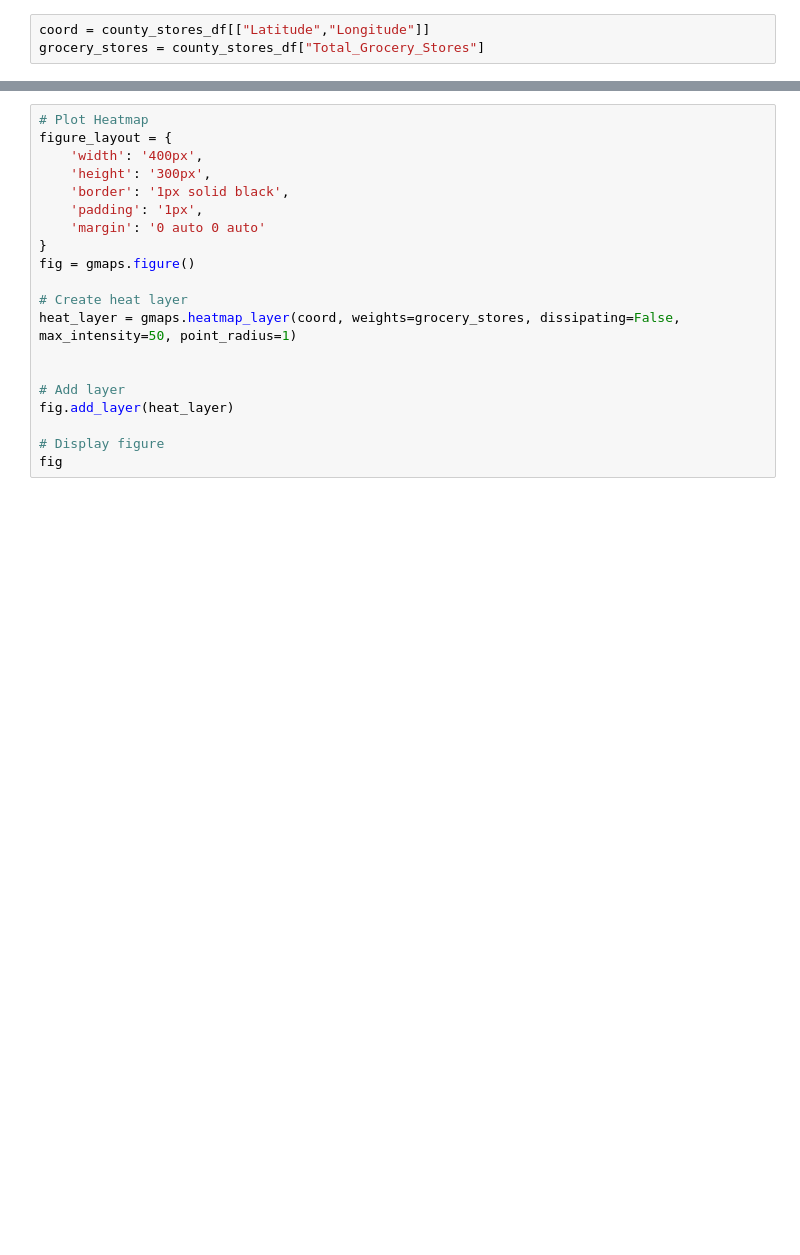
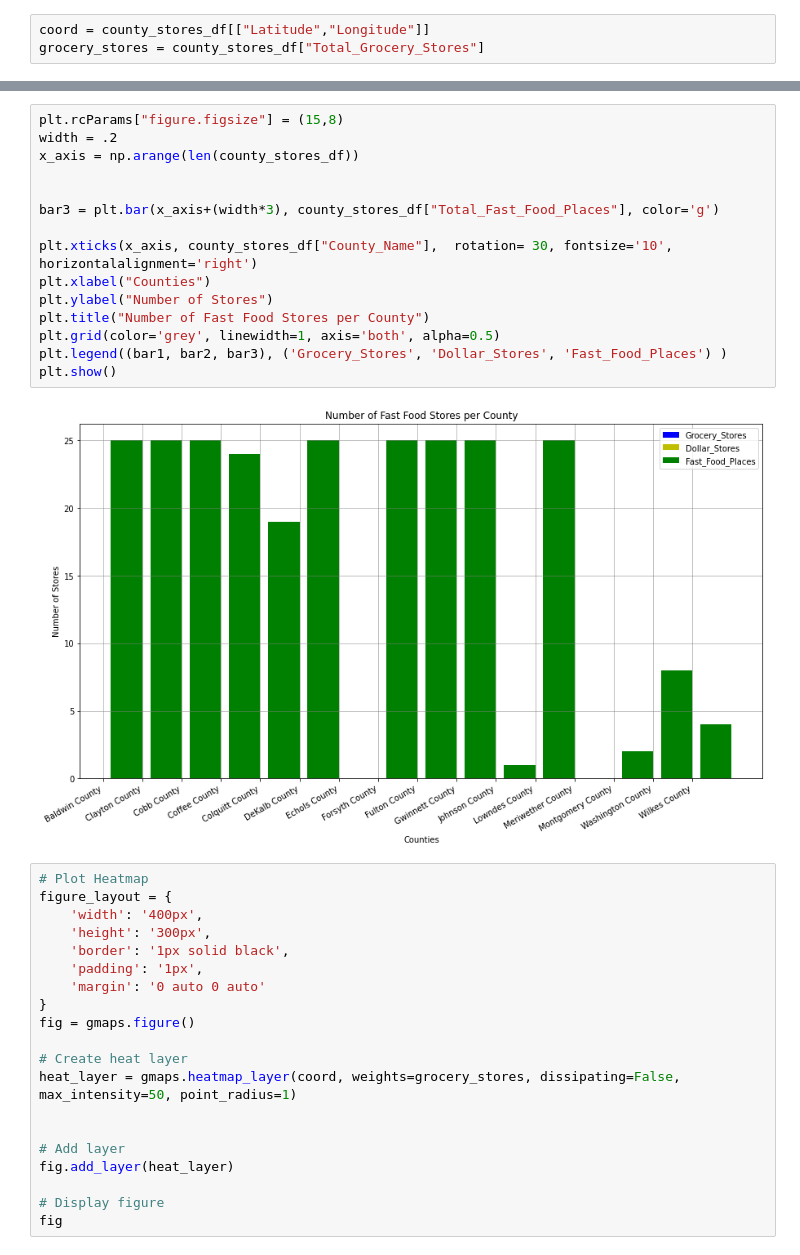
Before and after one commit to sgodkhindi/Project_Map_Food_Deserts, a Jupyter notebook: Food_Deserts_Data_County.ipynb, the cells around one changed output, grey strips where cells are left out. Drawn from its saved outputs; the diff is of its cells as text; blank space fills up the shorter version.

```diff
--- a/Food_Deserts_Data_County.ipynb
+++ b/Food_Deserts_Data_County.ipynb
@@ -435,3 +469,20 @@ grocery_stores = county_stores_df["Total_Grocery_Stores"]
+# %%
+plt.rcParams["figure.figsize"] = (15,8)
+width = .2
+x_axis = np.arange(len(county_stores_df))
+
+
+bar3 = plt.bar(x_axis+(width*3), county_stores_df["Total_Fast_Food_Places"], color='g')
+
+plt.xticks(x_axis, county_stores_df["County_Name"],  rotation= 30, fontsize='10', horizontalalignment='right')
+plt.xlabel("Counties")
+plt.ylabel("Number of Stores")
+plt.title("Number of Fast Food Stores per County")
+plt.grid(color='grey', linewidth=1, axis='both', alpha=0.5)
+plt.legend((bar1, bar2, bar3), ('Grocery_Stores', 'Dollar_Stores', 'Fast_Food_Places') )
+plt.show()
+# %% [output]
+[figure, added]
 # %%
 # Plot Heatmap
 figure_layout = {
```
Also changed, not shown: parts of 2 cells of this notebook.
